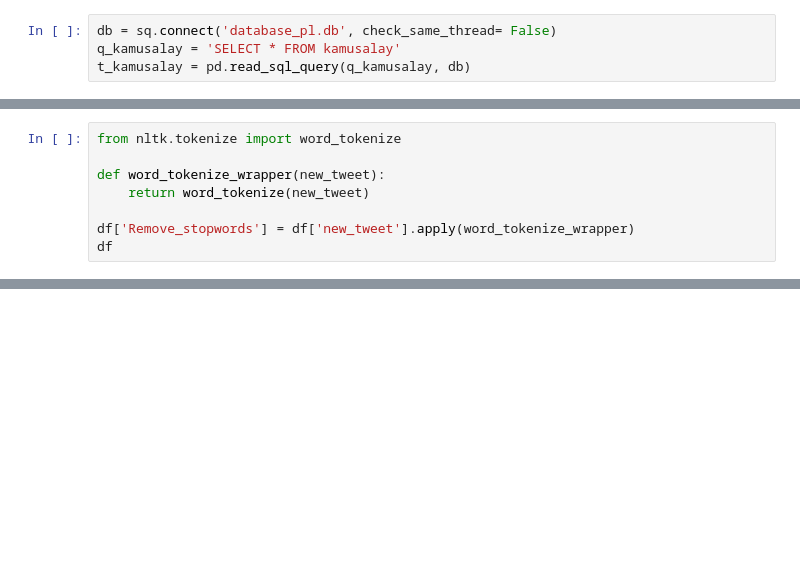
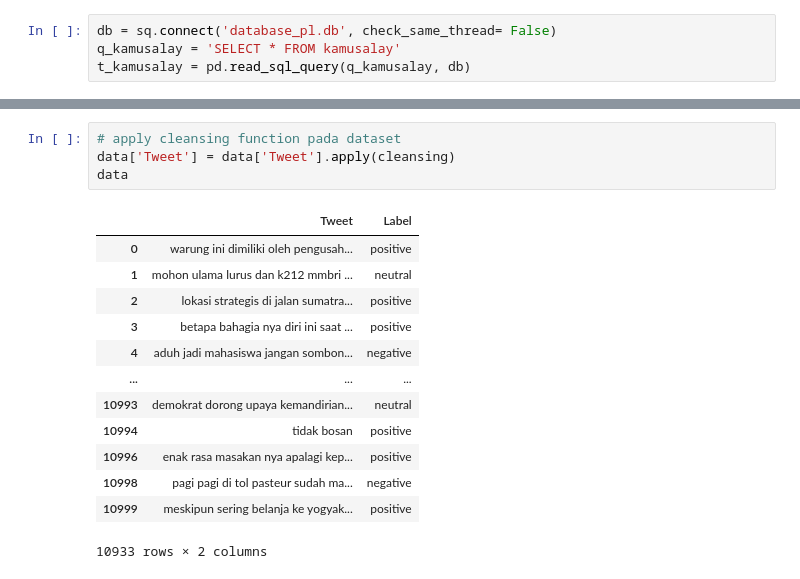
Before and after one commit to AlifSeptian11/PlatinumChallange-Group2-, a Jupyter notebook: EDA Platinum.ipynb, the cells around one changed output, grey strips where cells are left out. Cells and saved outputs as stored; diff of their text form; blank space fills up the shorter version.

```diff
--- a/EDA Platinum.ipynb
+++ b/EDA Platinum.ipynb
@@ -235,8 +193,0 @@ pwd
-# %%
-from nltk.tokenize import word_tokenize
-
-def word_tokenize_wrapper(new_tweet):
-    return word_tokenize(new_tweet)
-
-df['Remove_stopwords'] = df['new_tweet'].apply(word_tokenize_wrapper)
-df
@@ -316,0 +297,18 @@ plt.show()
+# %%
+# apply cleansing function pada dataset
+data['Tweet'] = data['Tweet'].apply(cleansing)
+data
+# %% [output]
+|  | Tweet | Label |
+| 0 | warung ini dimiliki oleh pengusah... | positive |
+| 1 | mohon ulama lurus dan k212 mmbri ... | neutral |
+| 2 | lokasi strategis di jalan sumatra... | positive |
+| 3 | betapa bahagia nya diri ini saat ... | positive |
+| 4 | aduh jadi mahasiswa jangan sombon... | negative |
+| ... | ... | ... |
+| 10993 | demokrat dorong upaya kemandirian... | neutral |
+| 10994 | tidak bosan | positive |
+| 10996 | enak rasa masakan nya apalagi kep... | positive |
+| 10998 | pagi pagi di tol pasteur sudah ma... | negative |
+| 10999 | meskipun sering belanja ke yogyak... | positive |
+10933 rows × 2 columns
```
Also changed, not shown: parts of 26 cells of this notebook, 45 other files.
